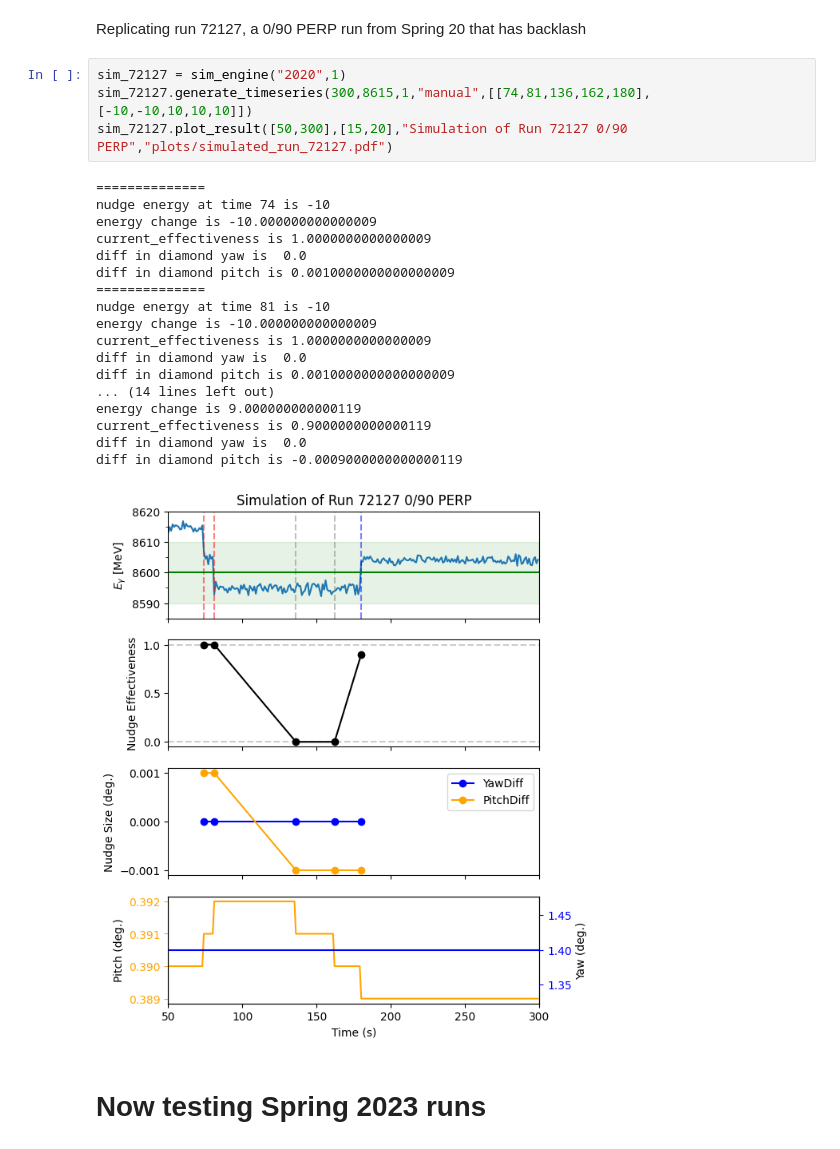
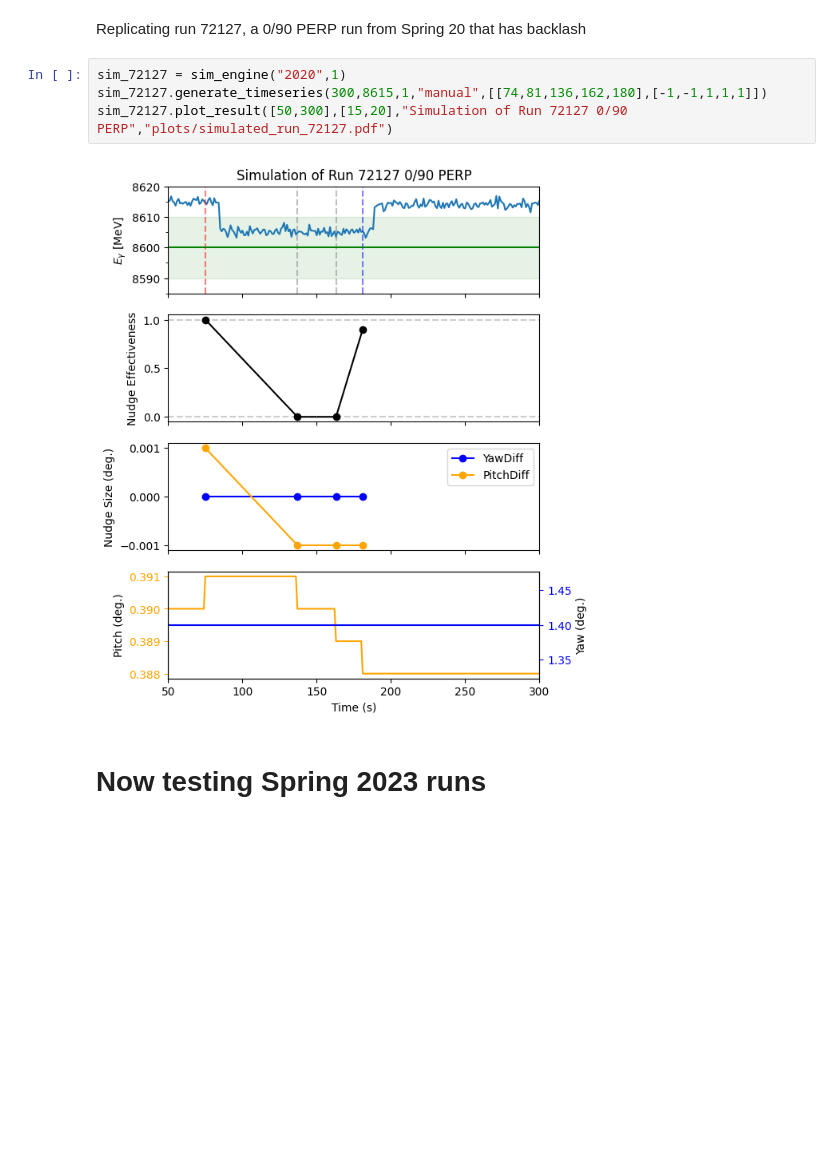
Before and after one commit to JeffersonLab/AIOP-Photon, a Jupyter notebook: simple_simulation/simple_sim.ipynb, the cells around one changed output. Drawn from its saved outputs; the diff is of its cells as text; blank space fills up the shorter version.

```diff
--- a/simple_simulation/simple_sim.ipynb
+++ b/simple_simulation/simple_sim.ipynb
@@ -879,27 +887,10 @@ diff in diamond pitch is 0.0010000000000000009
 Replicating run 72127, a 0/90 PERP run from Spring 20 that has backlash
 # %%
 sim_72127 = sim_engine("2020",1)
-sim_72127.generate_timeseries(300,8615,1,"manual",[[74,81,136,162,180],[-10,-10,10,10,10]])
+sim_72127.generate_timeseries(300,8615,1,"manual",[[74,81,136,162,180],[-1,-1,1,1,1]])
 sim_72127.plot_result([50,300],[15,20],"Simulation of Run 72127 0/90 PERP","plots/simulated_run_72127.pdf")
 # %% [output]
-==============
-nudge energy at time 74 is -10
-energy change is -10.000000000000009
-current_effectiveness is 1.0000000000000009
-diff in diamond yaw is  0.0
-diff in diamond pitch is 0.0010000000000000009
-==============
-nudge energy at time 81 is -10
-energy change is -10.000000000000009
-current_effectiveness is 1.0000000000000009
-diff in diamond yaw is  0.0
-diff in diamond pitch is 0.0010000000000000009
-... (14 lines left out)
-energy change is 9.000000000000119
-current_effectiveness is 0.9000000000000119
-diff in diamond yaw is  0.0
-diff in diamond pitch is -0.0009000000000000119
-[figure, old version]
+[figure, new version]
 # %% [markdown]
 # Now testing Spring 2023 runs
 # %%
```
Also changed, not shown: parts of 12 cells of this notebook.
